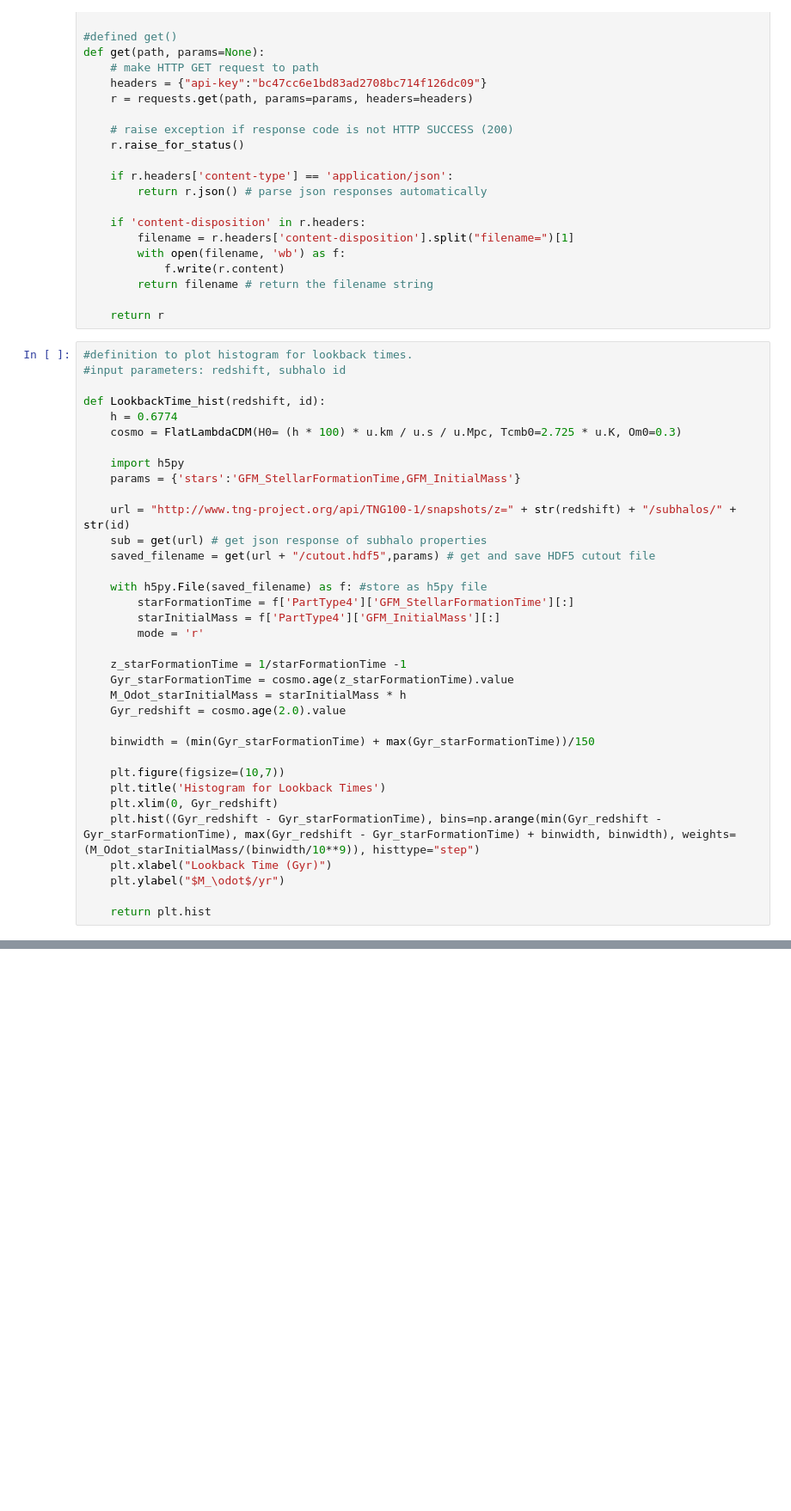
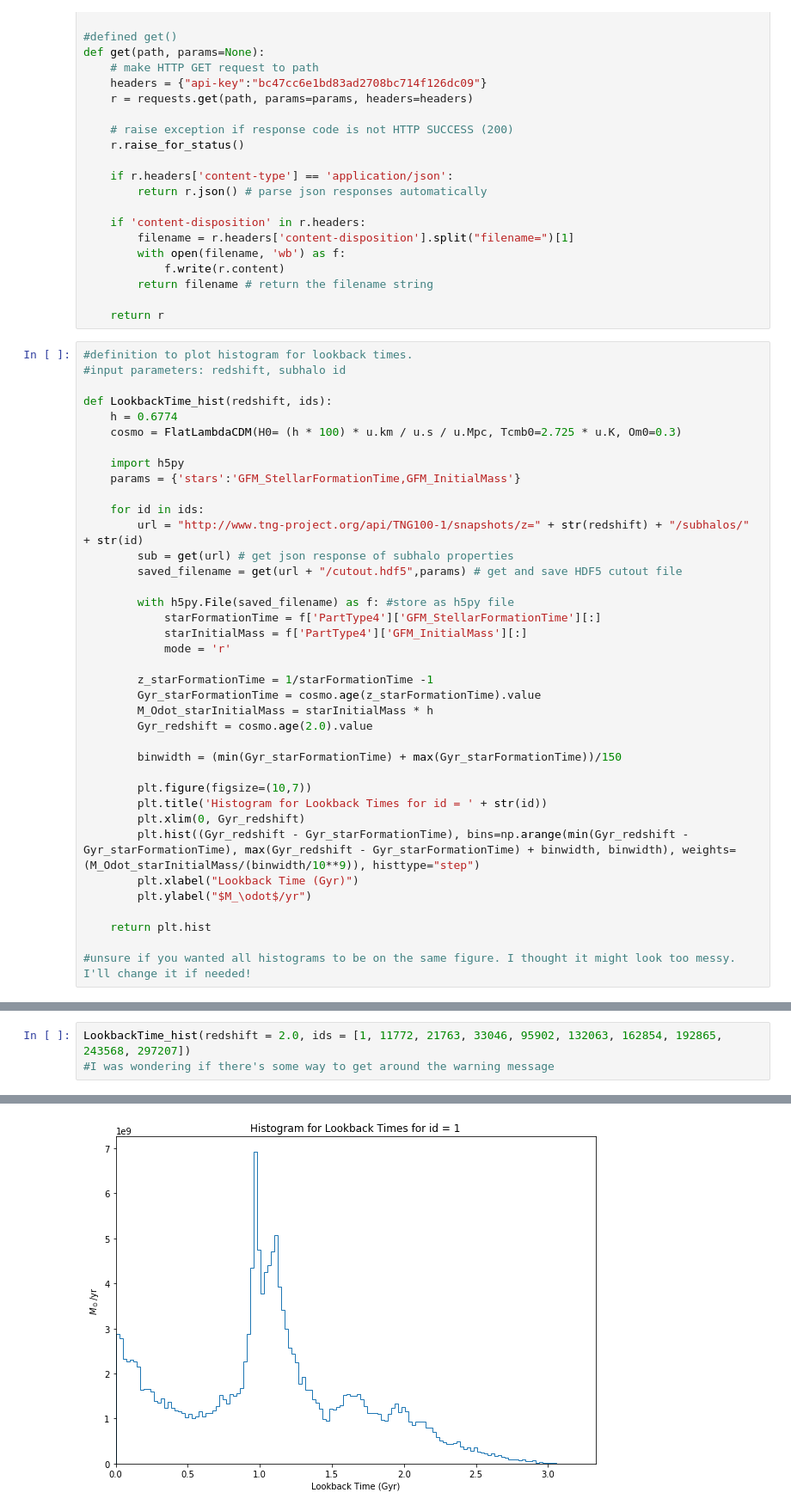
Before and after one commit to pathakde/Galaxy-Quenching, a Jupyter notebook: LookbackTime_hist.ipynb, the cells around one changed output, grey strips where cells are left out. Shown: that part at 86% size. Saved outputs shown, nothing was run; the diff lists cells and outputs as text; blank space fills up the shorter version.

Commit message:
For 10 galaxies with stellar mass > 10e10

```diff
--- a/LookbackTime_hist.ipynb
+++ b/LookbackTime_hist.ipynb
@@ -44,34 +44,37 @@ def get(path, params=None):
 #definition to plot histogram for lookback times.
 #input parameters: redshift, subhalo id
 
-def LookbackTime_hist(redshift, id):
+def LookbackTime_hist(redshift, ids):
     h = 0.6774
     cosmo = FlatLambdaCDM(H0= (h * 100) * u.km / u.s / u.Mpc, Tcmb0=2.725 * u.K, Om0=0.3)
 
     import h5py
     params = {'stars':'GFM_StellarFormationTime,GFM_InitialMass'}
 
-    url = "http://www.tng-project.org/api/TNG100-1/snapshots/z=" + str(redshift) + "/subhalos/" + str(id)
-    sub = get(url) # get json response of subhalo properties
-    saved_filename = get(url + "/cutout.hdf5",params) # get and save HDF5 cutout file
+    for id in ids:
+        url = "http://www.tng-project.org/api/TNG100-1/snapshots/z=" + str(redshift) + "/subhalos/" + str(id)
+        sub = get(url) # get json response of subhalo properties
+        saved_filename = get(url + "/cutout.hdf5",params) # get and save HDF5 cutout file
 
-    with h5py.File(saved_filename) as f: #store as h5py file
-        starFormationTime = f['PartType4']['GFM_StellarFormationTime'][:]
-        starInitialMass = f['PartType4']['GFM_InitialMass'][:]
-        mode = 'r'
+        with h5py.File(saved_filename) as f: #store as h5py file
+            starFormationTime = f['PartType4']['GFM_StellarFormationTime'][:]
+            starInitialMass = f['PartType4']['GFM_InitialMass'][:]
+            mode = 'r'
 
-    z_starFormationTime = 1/starFormationTime -1
-    Gyr_starFormationTime = cosmo.age(z_starFormationTime).value
-    M_Odot_starInitialMass = starInitialMass * h
-    Gyr_redshift = cosmo.age(2.0).value
+        z_starFormationTime = 1/starFormationTime -1
+        Gyr_starFormationTime = cosmo.age(z_starFormationTime).value
+        M_Odot_starInitialMass = starInitialMass * h
+        Gyr_redshift = cosmo.age(2.0).value
 
-    binwidth = (min(Gyr_starFormationTime) + max(Gyr_starFormationTime))/150
+        binwidth = (min(Gyr_starFormationTime) + max(Gyr_starFormationTime))/150
 
-    plt.figure(figsize=(10,7))
-    plt.title('Histogram for Lookback Times')
-    plt.xlim(0, Gyr_redshift)
-    plt.hist((Gyr_redshift - Gyr_starFormationTime), bins=np.arange(min(Gyr_redshift - Gyr_starFormationTime), max(Gyr_redshift - Gyr_starFormationTime) + binwidth, binwidth), weights=(M_Odot_starInitialMass/(binwidth/10**9)), histtype="step")
-    plt.xlabel("Lookback Time (Gyr)")
-    plt.ylabel("$M_\odot$/yr")
+        plt.figure(figsize=(10,7))
+        plt.title('Histogram for Lookback Times for id = ' + str(id))
+        plt.xlim(0, Gyr_redshift)
+        plt.hist((Gyr_redshift - Gyr_starFormationTime), bins=np.arange(min(Gyr_redshift - Gyr_starFormationTime), max(Gyr_redshift - Gyr_starFormationTime) + binwidth, binwidth), weights=(M_Odot_starInitialMass/(binwidth/10**9)), histtype="step")
+        plt.xlabel("Lookback Time (Gyr)")
+        plt.ylabel("$M_\odot$/yr")
 
     return plt.hist
+
+#unsure if you wanted all histograms to be on the same figure. I thought it might look too messy. I'll change it if needed!
@@ -84,0 +81,4 @@ LookbackTime_hist(redshift = 2.0, id = 1)
+# %%
+LookbackTime_hist(redshift = 2.0, ids = [1, 11772, 21763, 33046, 95902, 132063, 162854, 192865, 243568, 297207])
+#I was wondering if there's some way to get around the warning message
+# %% [output]
@@ -84,0 +104 @@ LookbackTime_hist(redshift = 2.0, id = 1)
+[figure, added]
```
Also changed, not shown: parts of 2 cells of this notebook.
